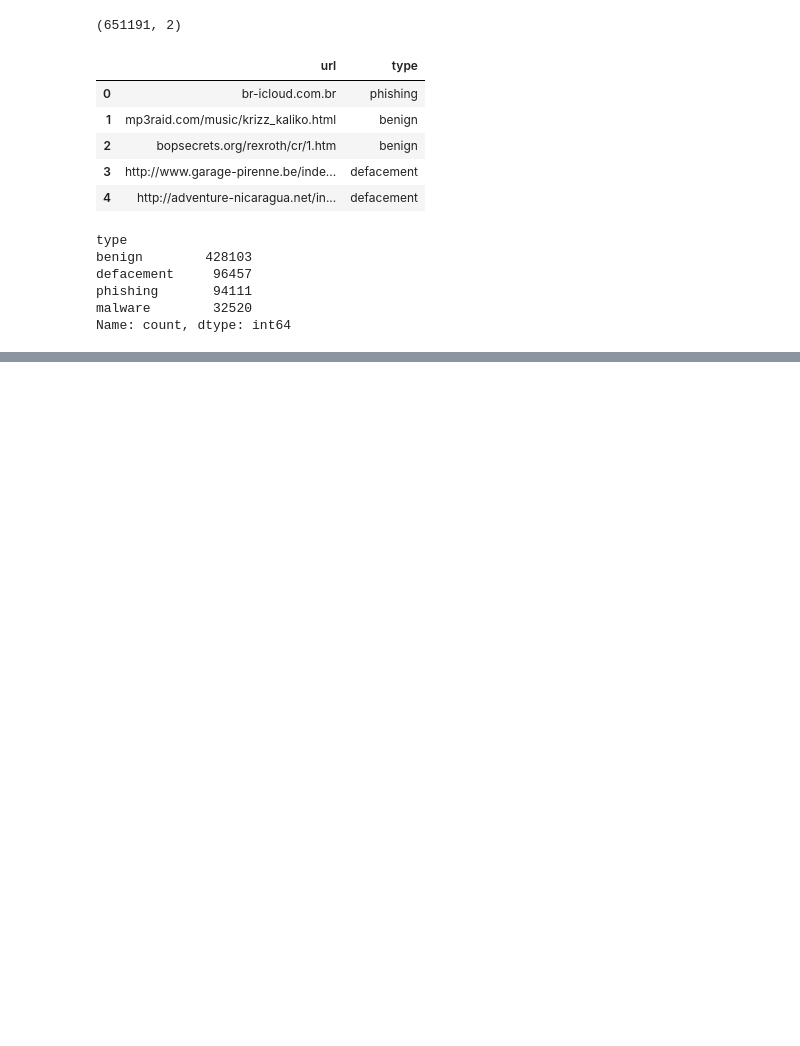
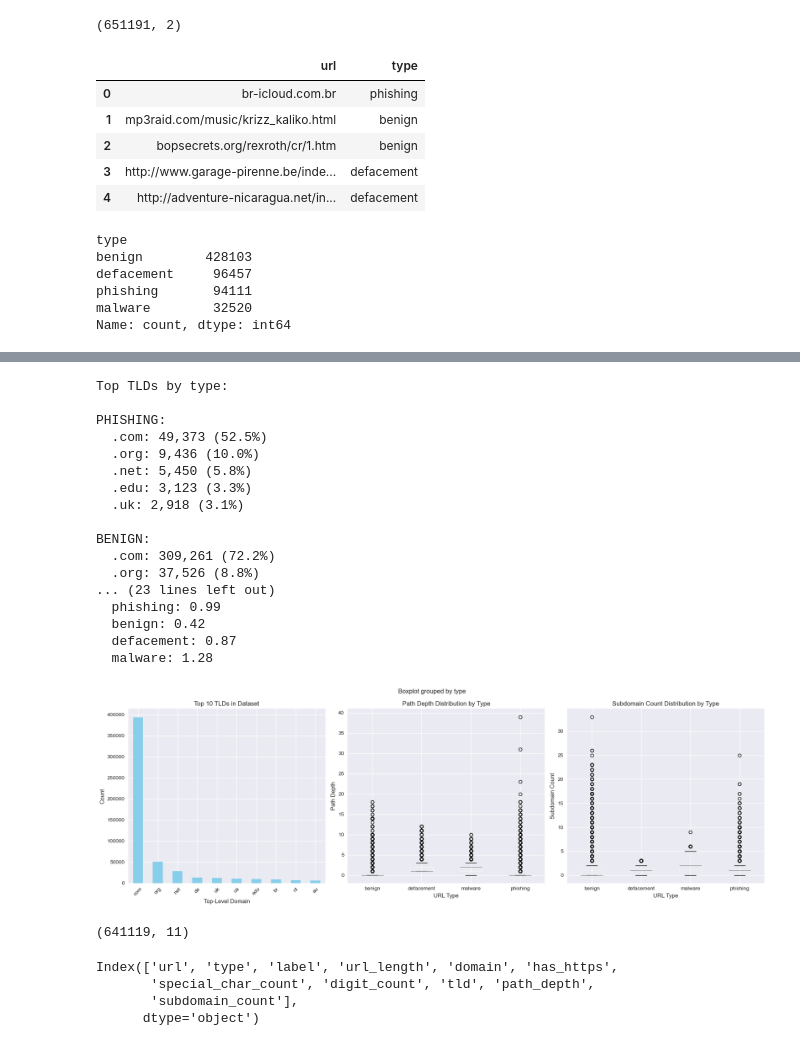
Before and after one commit to kyrikonis/phishing-web-detection, a Jupyter notebook: notebooks/01_data_and_scraping.ipynb, the cells around one changed output, grey strips where cells are left out. Cells and saved outputs as stored; diff of their text form; code cells hidden in the pictures; blank space fills up the shorter version.

```diff
--- a/notebooks/01_data_and_scraping.ipynb
+++ b/notebooks/01_data_and_scraping.ipynb
@@ -90,0 +492,21 @@ dtype: object
+# %%
+df_final = advanced_pattern_analysis(df_enhanced)
+# %% [output]
+Top TLDs by type:
+
+PHISHING:
+  .com: 49,373 (52.5%)
+  .org: 9,436 (10.0%)
+  .net: 5,450 (5.8%)
+  .edu: 3,123 (3.3%)
+  .uk: 2,918 (3.1%)
+
+BENIGN:
+  .com: 309,261 (72.2%)
+  .org: 37,526 (8.8%)
+... (23 lines left out)
+  phishing: 0.99
+  benign: 0.42
+  defacement: 0.87
+  malware: 1.28
+[figure, added]
@@ -90,0 +515,12 @@ dtype: object
+# %%
+df_final.shape
+# %% [output]
+(641119, 11)
+# %%
+# new features
+df_final.columns
+# %% [output]
+Index(['url', 'type', 'label', 'url_length', 'domain', 'has_https',
+       'special_char_count', 'digit_count', 'tld', 'path_depth',
+       'subdomain_count'],
+      dtype='object')
```
Also changed, not shown: parts of 23 cells of this notebook, 3 other files.
